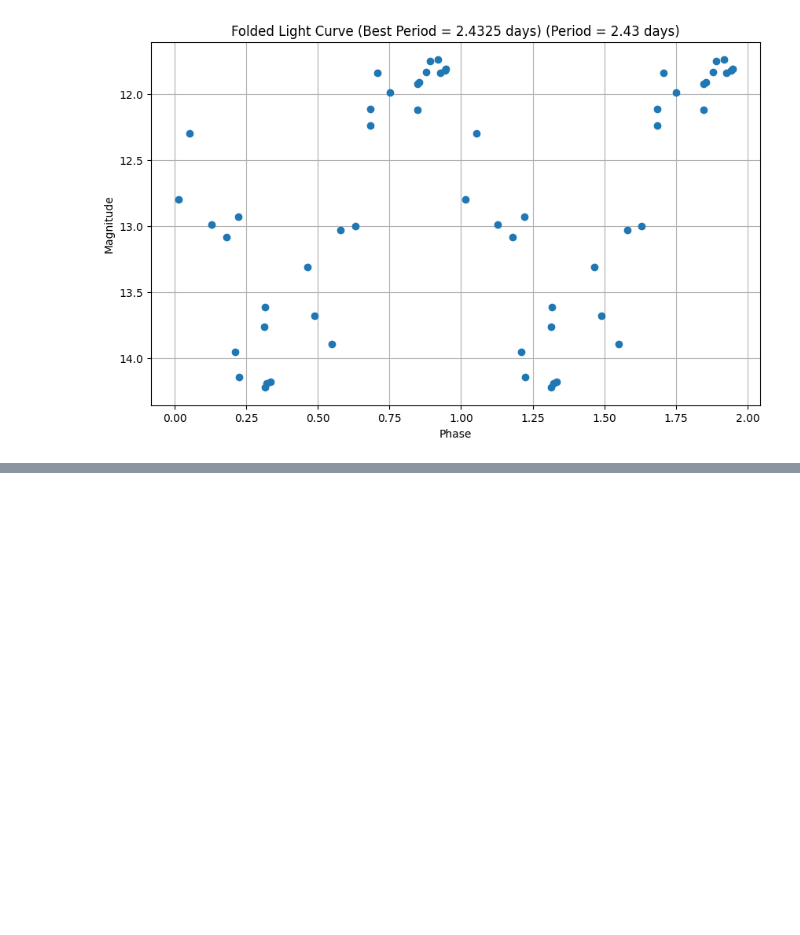
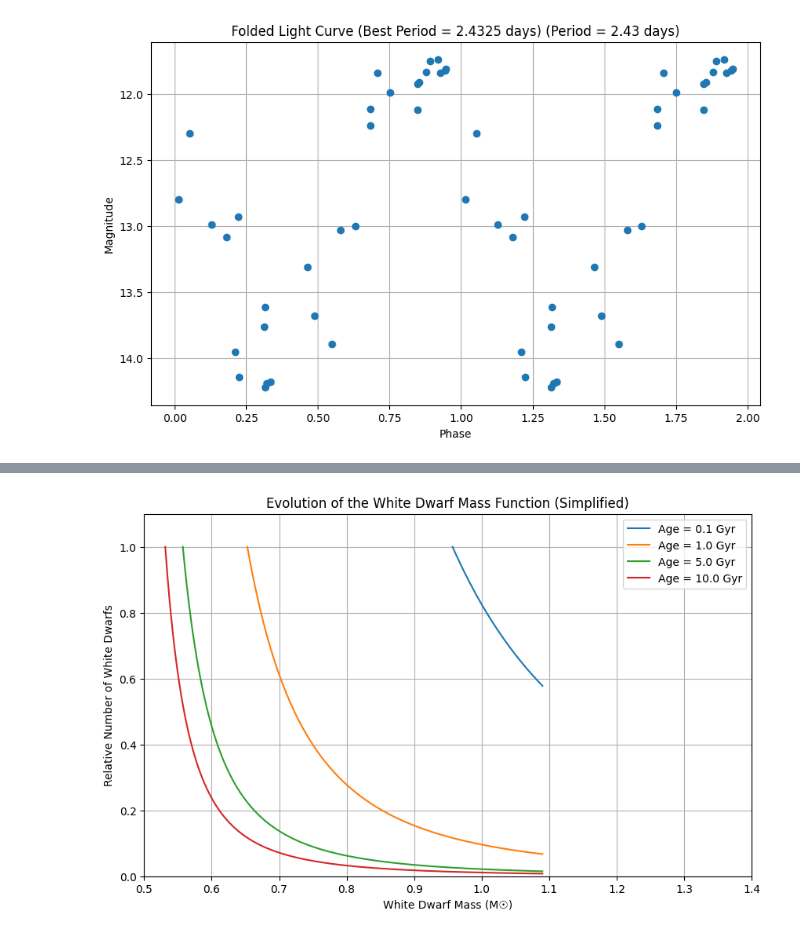
Before and after one commit to Fr4nc3/astrophysics-exercises, a Jupyter notebook: time-domain/time-domain.ipynb, the cells around one changed output, grey strips where cells are left out. Drawn from its saved outputs; the diff is of its cells as text; code cells hidden in the pictures; blank space fills up the shorter version.

```diff
--- a/time-domain/time-domain.ipynb
+++ b/time-domain/time-domain.ipynb
@@ -3710,0 +3864,63 @@ Best period from chi-squared minimization: 2.4325 days
+# %%
+import numpy as np
+import matplotlib.pyplot as plt
+
+def salpeter_imf(m, alpha=2.35):
+    """Approximates the Salpeter IMF."""
+    return m**(-alpha)
+
+def initial_final_mass_relation(m_initial):
+    """
+    A simplified initial-final mass relation (IFMR) for white dwarfs.
+    This is a placeholder and should be replaced with a more realistic IFMR.
+    """
+    m_final = 0.08 * m_initial + 0.45
+    return np.clip(m_final, 0.5, 1.4)  # Ensure WD mass is within physical limits
+
+def stellar_lifetime(m_initial):
+    """
+    A simplified relationship between stellar mass and main-sequence lifetime.
+    This is a placeholder and should be replaced with a more accurate relation.
+    """
+    return 10 * (m_initial)**(-2.5)  # Lifetime in Gyr
+
+# --- Parameters ---
+m_initial_min = 0.8  # Minimum initial stellar mass to form a WD within the simulation time
+m_initial_max = 8  # Maximum initial stellar mass to form a WD
+times = [0.1, 1, 5, 10]  # Times to plot (in Gyr)
+num_points = 200
+
+# --- Generate Initial Stellar Masses ---
+m_initial_values = np.linspace(m_initial_min, m_initial_max, num_points)
+# Weight by IMF
+imf_weights = salpeter_imf(m_initial_values)
+
+# --- Calculate WD Masses and Lifetimes ---
+wd_masses = initial_final_mass_relation(m_initial_values)
+lifetimes = stellar_lifetime(m_initial_values)
+
+# --- Plotting ---
+plt.figure(figsize=(10, 6))
+
+for time in times:
+    # Find which stars have had time to become WDs
+    formed_mask = lifetimes <= time
+
+    # Select the WD masses and normalize their numbers
+    wd_masses_formed = wd_masses[formed_mask]
+    imf_weights_formed = imf_weights[formed_mask]
+    normalized_numbers = imf_weights_formed / np.max(imf_weights_formed)
+
+    # Plot the WDMF
+    plt.plot(wd_masses_formed, normalized_numbers, label=f'Age = {time:.1f} Gyr')
+
+plt.xlabel('White Dwarf Mass (M☉)')
+plt.ylabel('Relative Number of White Dwarfs')
+plt.title('Evolution of the White Dwarf Mass Function (Simplified)')
+plt.xlim(0.5, 1.4)
+plt.ylim(0, 1.1)
+plt.legend()
+plt.grid(True)
+plt.show()
+# %% [output]
+[figure, added]
```
Also changed, not shown: parts of 22 cells of this notebook.
